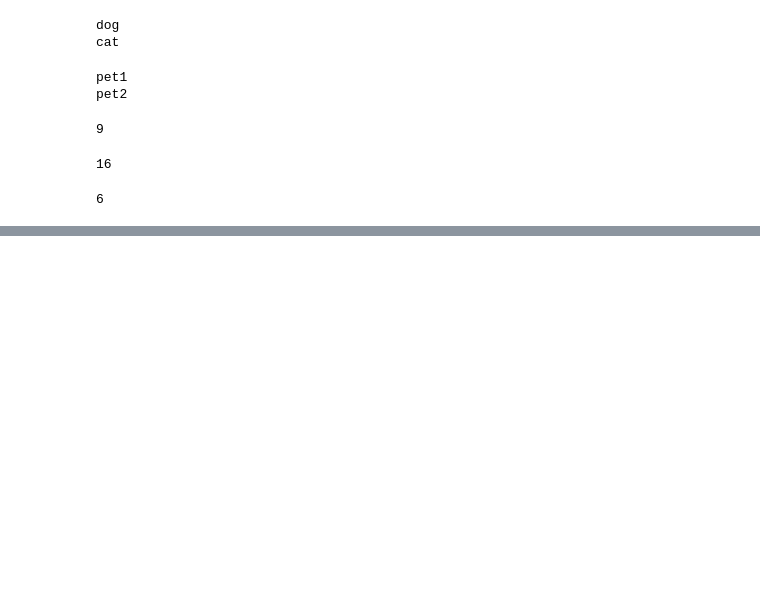
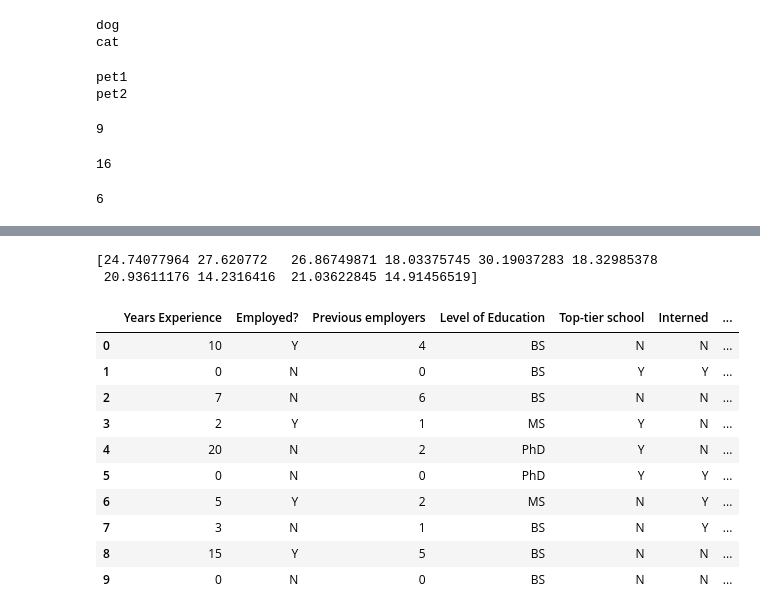
Before and after one commit to MayurSharmaJava/AI_Practice, a Jupyter notebook: Python Basics .ipynb, the cells around one changed output, grey strips where cells are left out. Drawn from its saved outputs; the diff is of its cells as text; code cells hidden in the pictures; blank space fills up the shorter version.

```diff
--- a/Python Basics .ipynb
+++ b/Python Basics .ipynb
@@ -104,0 +133,32 @@ print (doSomeOperation(lambda x: x+1, 5))
+# %%
+# importing any Module
+
+# np.random.normal is a function from the NumPy library used to generate random samples from a normal distribution.
+# 25.0 is the mean (average) of the distribution.
+# 5 is the standard deviation of the distribution, which measures the spread or variability of the data points.
+# 10 specifies the number of random samples to generate.
+
+import numpy as np
+random_samples = np.random.normal(25.0,5,10)
+print(random_samples)
+# %% [output]
+[24.74077964 27.620772   26.86749871 18.03375745 30.19037283 18.32985378
+ 20.93611176 14.2316416  21.03622845 14.91456519]
+# %%
+#Pandas Lib to process Tabular Data
+import numpy as np
+import pandas as pd
+df = pd.read_csv("PastHires.csv")
+df.head(10)
+# %% [output]
+|  | Years Experience | Employed? | Previous employers | Level of Education | Top-tier school | Interned | ... |
+| 0 | 10 | Y | 4 | BS | N | N | ... |
+| 1 | 0 | N | 0 | BS | Y | Y | ... |
+| 2 | 7 | N | 6 | BS | N | N | ... |
+| 3 | 2 | Y | 1 | MS | Y | N | ... |
+| 4 | 20 | N | 2 | PhD | Y | N | ... |
+| 5 | 0 | N | 0 | PhD | Y | Y | ... |
+| 6 | 5 | Y | 2 | MS | N | Y | ... |
+| 7 | 3 | N | 1 | BS | N | Y | ... |
+| 8 | 15 | Y | 5 | BS | N | N | ... |
+| 9 | 0 | N | 0 | BS | N | N | ... |
```
Also changed, not shown: parts of 17 cells of this notebook, 1 other file.
